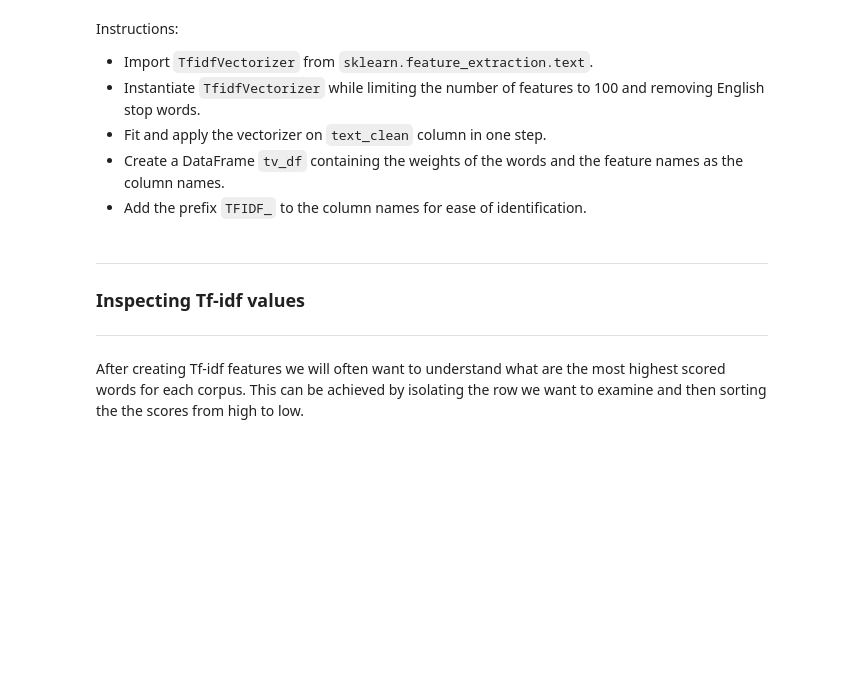
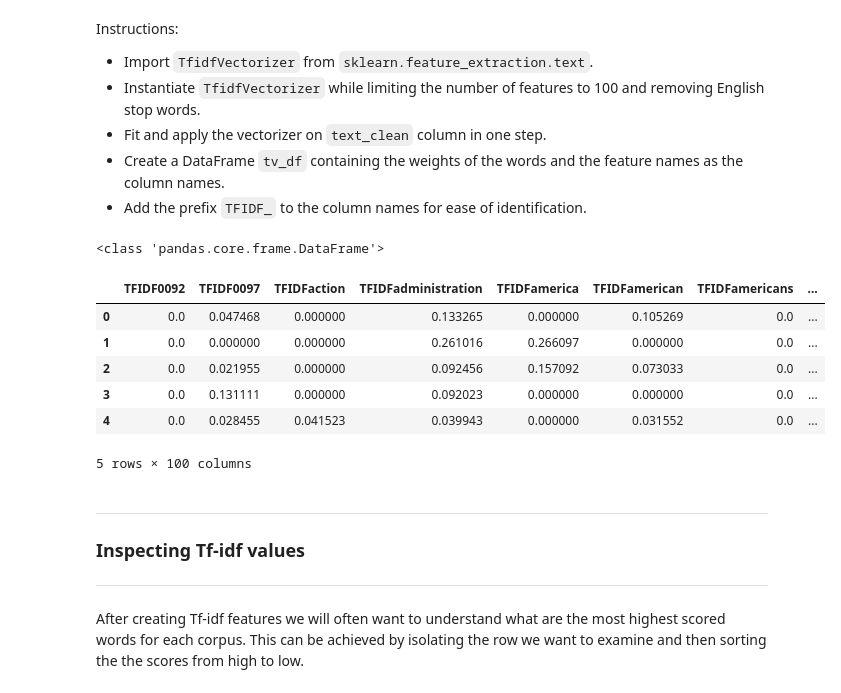
Before and after one commit to NehaNeha417/ML_SHALA, a Jupyter notebook: Assignment_ML_L6.ipynb, the cells around one changed output. Cells and saved outputs as stored; diff of their text form; code cells hidden in the pictures; blank space fills up the shorter version.

```diff
--- a/Assignment_ML_L6.ipynb
+++ b/Assignment_ML_L6.ipynb
@@ -879,9 +878,25 @@ Instructions:
 # %%
 # Import TfidfVectorizer
 from sklearn.feature_extraction.text import TfidfVectorizer
 
 # Instantiate TfidfVectorizer
 tv = TfidfVectorizer(max_features=100, stop_words='english')
+tv_transformed = tv.fit_transform(speech_df.text_clean)
+weights= tv_transformed.toarray()
+column = tv.get_feature_names()
+#tv_df = pd.DataFrame(tv_transformed,columns=[tv.get_feature_names()]).add_prefix=('TFIDF_')
+tv_df = pd.DataFrame(weights,columns=[tv.get_feature_names()]).add_prefix('TFIDF')
+print(type(tv_df))
+tv_df.head()
+# %% [output]
+<class 'pandas.core.frame.DataFrame'>
+|  | TFIDF0092 | TFIDF0097 | TFIDFaction | TFIDFadministration | TFIDFamerica | TFIDFamerican | TFIDFamericans | ... |
+| 0 | 0.0 | 0.047468 | 0.000000 | 0.133265 | 0.000000 | 0.105269 | 0.0 | ... |
+| 1 | 0.0 | 0.000000 | 0.000000 | 0.261016 | 0.266097 | 0.000000 | 0.0 | ... |
+| 2 | 0.0 | 0.021955 | 0.000000 | 0.092456 | 0.157092 | 0.073033 | 0.0 | ... |
+| 3 | 0.0 | 0.131111 | 0.000000 | 0.092023 | 0.000000 | 0.000000 | 0.0 | ... |
+| 4 | 0.0 | 0.028455 | 0.041523 | 0.039943 | 0.000000 | 0.031552 | 0.0 | ... |
+5 rows × 100 columns
 # %% [markdown]
 ---
 ### Inspecting Tf-idf values
```
Also changed, not shown: parts of 4 cells of this notebook.
